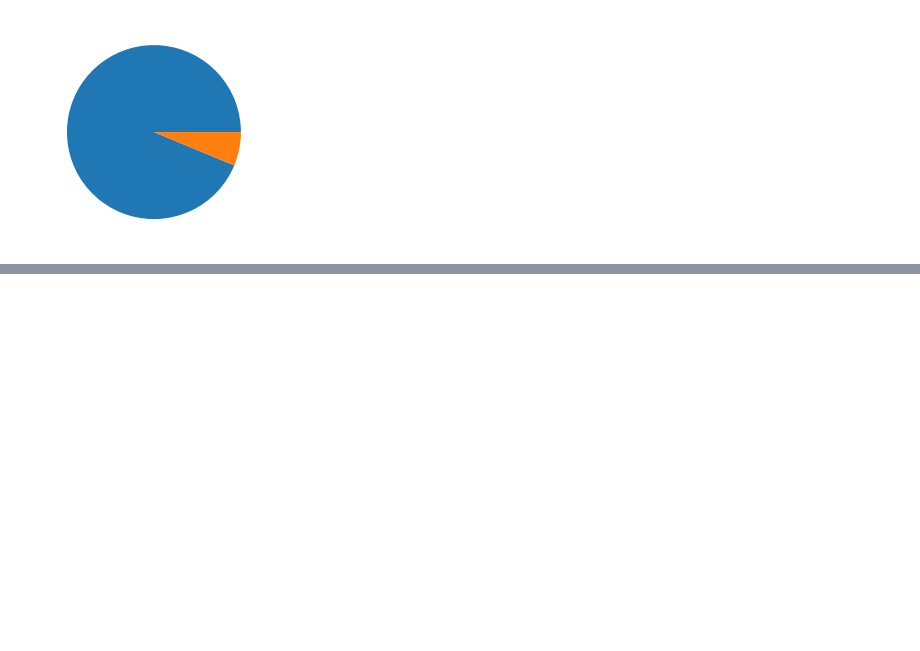
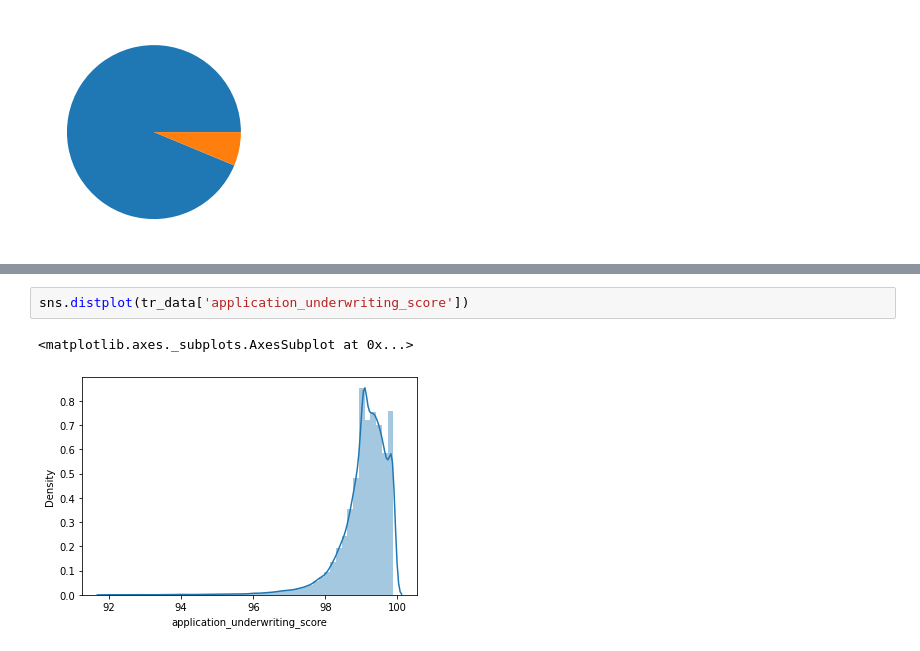
Before and after one commit to Nymisha-ruby/Experiments, a Jupyter notebook: Premium_payment_prediction.ipynb, the cells around one changed output, grey strips where cells are left out. Drawn from its saved outputs; the diff is of its cells as text; blank space fills up the shorter version.

```diff
--- a/Premium_payment_prediction.ipynb
+++ b/Premium_payment_prediction.ipynb
@@ -109,0 +231,5 @@ plt.pie(tr_data['target'].value_counts())
+# %%
+sns.distplot(tr_data['application_underwriting_score'])
+# %% [output]
+<matplotlib.axes._subplots.AxesSubplot at 0x...>
+[figure, added]
```
Also changed, not shown: parts of 50 cells of this notebook.
